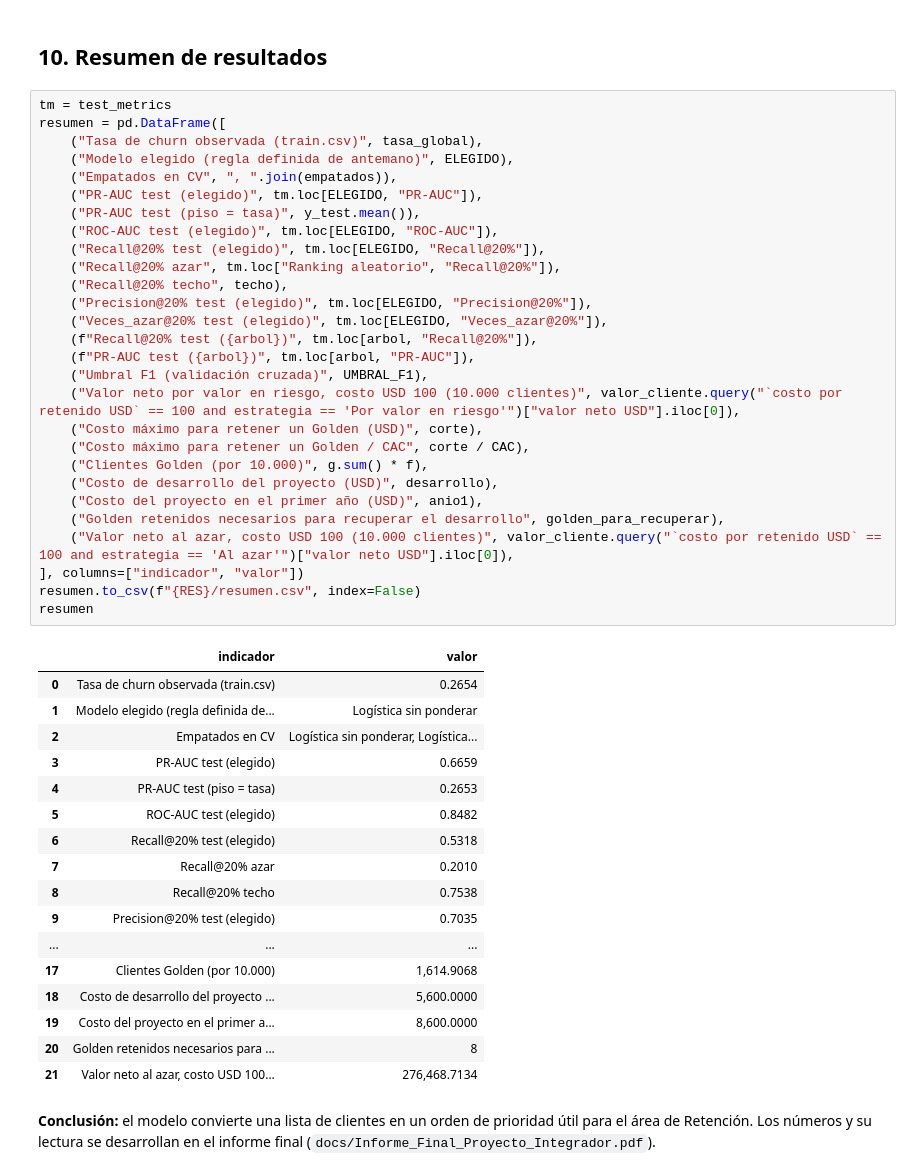
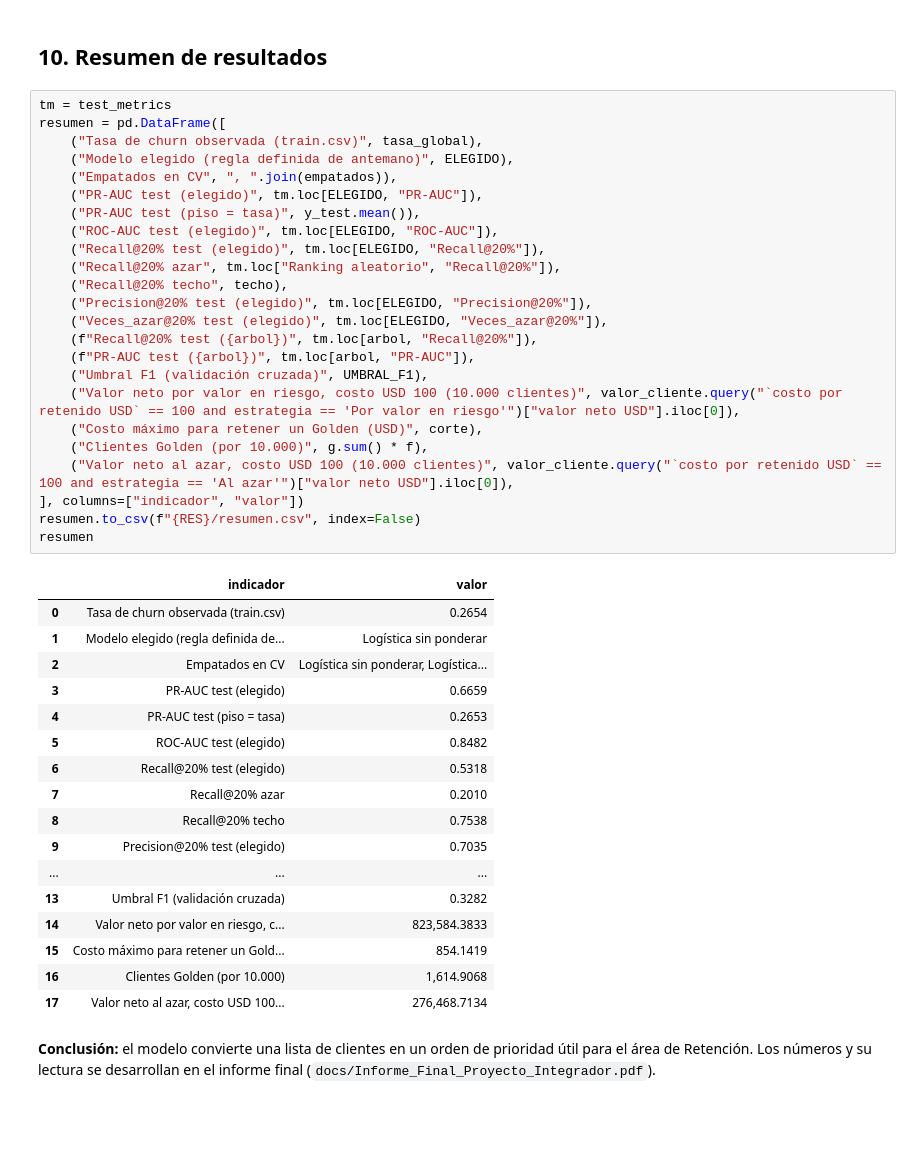
Before and after one commit to jgrozo660/Proyecto-Final-AnalisisDeDatos-UTN, a Jupyter notebook: proyecto_integrador.ipynb, the cells around one changed output. Saved outputs shown, nothing was run; the diff lists cells and outputs as text; blank space fills up the shorter version.

Commit message:
Vuelve a la versión anterior: sin la ecuación ampliada ni el costo del proyecto

```diff
--- a/proyecto_integrador.ipynb
+++ b/proyecto_integrador.ipynb
@@ -1032,41 +982,37 @@ resumen = pd.DataFrame([
     ("PR-AUC test (piso = tasa)", y_test.mean()),
     ("ROC-AUC test (elegido)", tm.loc[ELEGIDO, "ROC-AUC"]),
     ("Recall@20% test (elegido)", tm.loc[ELEGIDO, "Recall@20%"]),
     ("Recall@20% azar", tm.loc["Ranking aleatorio", "Recall@20%"]),
     ("Recall@20% techo", techo),
     ("Precision@20% test (elegido)", tm.loc[ELEGIDO, "Precision@20%"]),
     ("Veces_azar@20% test (elegido)", tm.loc[ELEGIDO, "Veces_azar@20%"]),
     (f"Recall@20% test ({arbol})", tm.loc[arbol, "Recall@20%"]),
     (f"PR-AUC test ({arbol})", tm.loc[arbol, "PR-AUC"]),
     ("Umbral F1 (validación cruzada)", UMBRAL_F1),
     ("Valor neto por valor en riesgo, costo USD 100 (10.000 clientes)", valor_cliente.query("`costo por retenido USD` == 100 and estrategia == 'Por valor en riesgo'")["valor neto USD"].iloc[0]),
     ("Costo máximo para retener un Golden (USD)", corte),
-    ("Costo máximo para retener un Golden / CAC", corte / CAC),
     ("Clientes Golden (por 10.000)", g.sum() * f),
-    ("Costo de desarrollo del proyecto (USD)", desarrollo),
-    ("Costo del proyecto en el primer año (USD)", anio1),
-    ("Golden retenidos necesarios para recuperar el desarrollo", golden_para_recuperar),
     ("Valor neto al azar, costo USD 100 (10.000 clientes)", valor_cliente.query("`costo por retenido USD` == 100 and estrategia == 'Al azar'")["valor neto USD"].iloc[0]),
 ], columns=["indicador", "valor"])
 resumen.to_csv(f"{RES}/resumen.csv", index=False)
 resumen
 # %% [output]
 |  | indicador | valor |
 | 0 | Tasa de churn observada (train.csv) | 0.2654 |
 | 1 | Modelo elegido (regla definida de... | Logística sin ponderar |
 | 2 | Empatados en CV | Logística sin ponderar, Logística... |
 | 3 | PR-AUC test (elegido) | 0.6659 |
 | 4 | PR-AUC test (piso = tasa) | 0.2653 |
 | 5 | ROC-AUC test (elegido) | 0.8482 |
 | 6 | Recall@20% test (elegido) | 0.5318 |
 | 7 | Recall@20% azar | 0.2010 |
 | 8 | Recall@20% techo | 0.7538 |
 | 9 | Precision@20% test (elegido) | 0.7035 |
 | ... | ... | ... |
-| 17 | Clientes Golden (por 10.000) | 1,614.9068 |
-| 18 | Costo de desarrollo del proyecto ... | 5,600.0000 |
-| 19 | Costo del proyecto en el primer a... | 8,600.0000 |
-| 20 | Golden retenidos necesarios para ... | 8 |
-| 21 | Valor neto al azar, costo USD 100... | 276,468.7134 |
+| 13 | Umbral F1 (validación cruzada) | 0.3282 |
+| 14 | Valor neto por valor en riesgo, c... | 823,584.3833 |
+| 15 | Costo máximo para retener un Gold... | 854.1419 |
+| 16 | Clientes Golden (por 10.000) | 1,614.9068 |
+| 17 | Valor neto al azar, costo USD 100... | 276,468.7134 |
 # %% [markdown]
 **Conclusión:** el modelo convierte una lista de clientes en un orden de prioridad útil para el área de Retención. Los números y su lectura se desarrollan en el informe final (`docs/Informe_Final_Proyecto_Integrador.pdf`).
```
Also changed, not shown: parts of 4 cells of this notebook, 8 other files.
